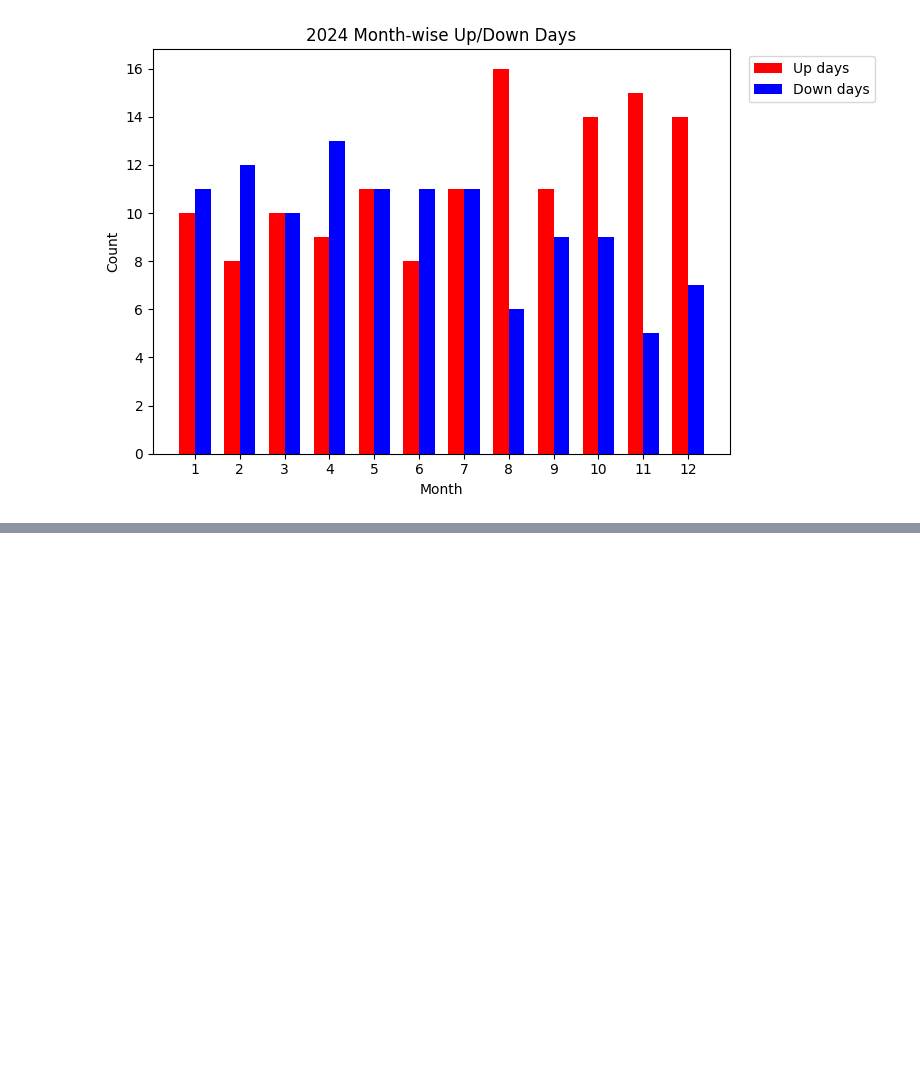
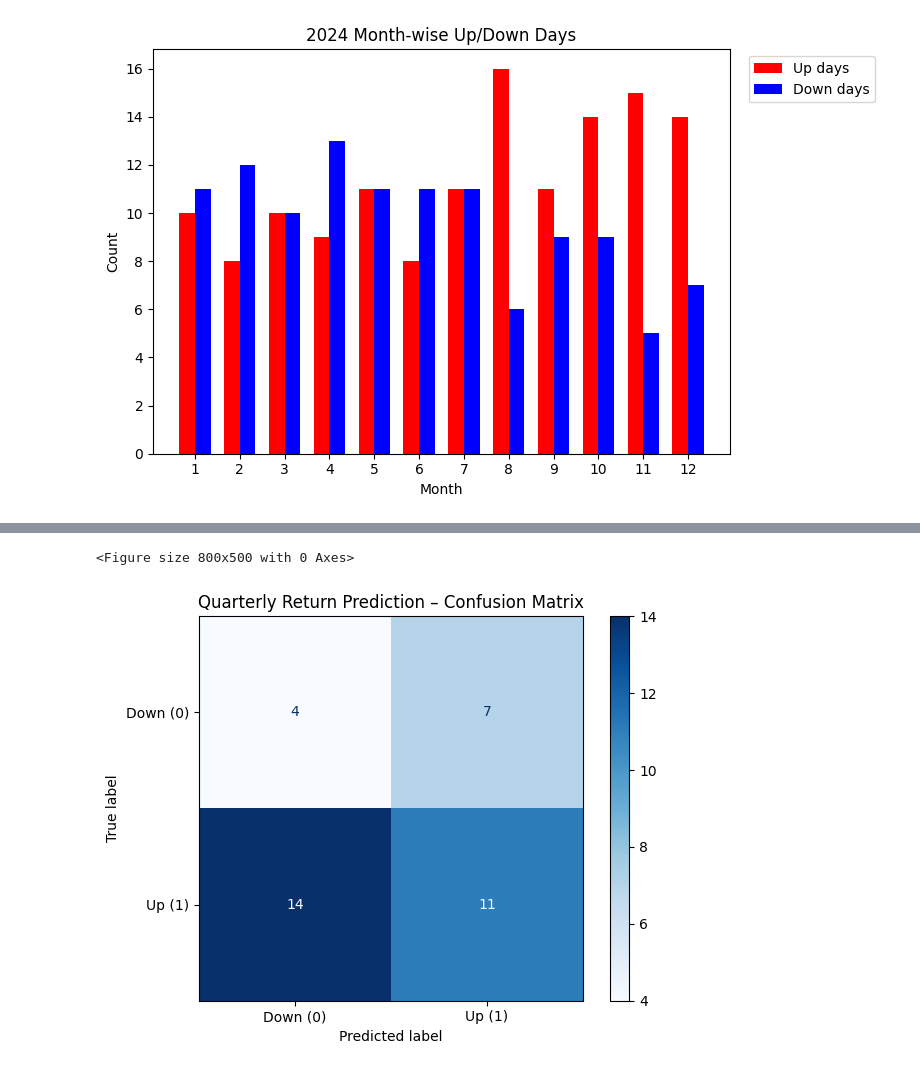
Before and after one commit to CS133-DataVisualization/term-project-group1, a Jupyter notebook: notebooks/apple_stock_analysis.ipynb, the cells around one changed output, grey strips where cells are left out. Cells and saved outputs as stored; diff of their text form; code cells hidden in the pictures; blank space fills up the shorter version.

```diff
--- a/notebooks/apple_stock_analysis.ipynb
+++ b/notebooks/apple_stock_analysis.ipynb
@@ -581,0 +696,7 @@ plt.show()
+# %%
+split_idx = int(len(X) * 0.8)
+
+X_train = X.iloc[:split_idx]
+X_test  = X.iloc[split_idx:]
+y_train = y.iloc[:split_idx]
+y_test  = y.iloc[split_idx:]
@@ -581,0 +707,9 @@ plt.show()
+# %%
+# Fist, scale features using train only
+scaler = StandardScaler()
+X_train_scaled = scaler.fit_transform(X_train)
+X_test_scaled = scaler.transform(X_test)
+# %%
+# Second, logistic regression model
+clf = LogisticRegression(random_state=0, class_weight='balanced')
+clf.fit(X_train_scaled, y_train)
@@ -581,0 +718,4 @@ plt.show()
+# %%
+# Third, predictions
+y_train_pred = clf.predict(X_train_scaled)
+y_test_pred = clf.predict(X_test_scaled)
@@ -581,0 +747,18 @@ plt.show()
+# %%
+cm = confusion_matrix(y_test, y_test_pred)
+
+plt.figure(figsize=(8, 5))
+disp = ConfusionMatrixDisplay.from_predictions(
+    y_test,
+    y_test_pred,
+    display_labels=["Down (0)", "Up (1)"],
+    cmap="Blues",
+    colorbar=True
+)
+
+plt.title("Quarterly Return Prediction – Confusion Matrix")
+plt.tight_layout()
+plt.show()
+# %% [output]
+<Figure size 800x500 with 0 Axes>
+[figure, added]
```
Also changed, not shown: parts of 43 cells of this notebook.
